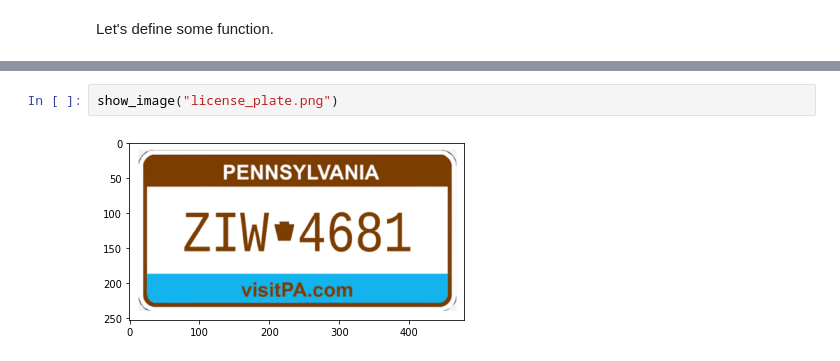
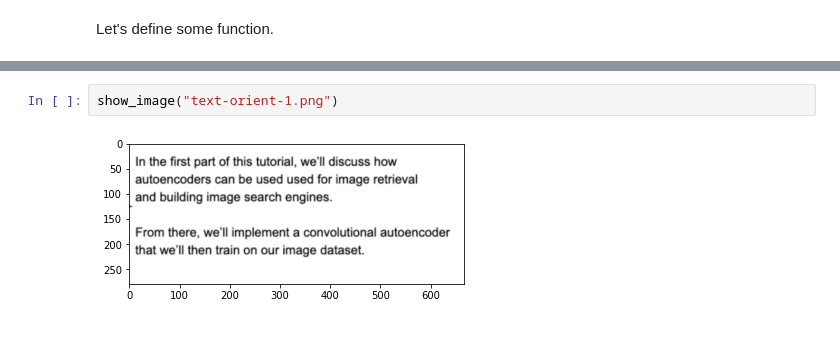
Before and after one commit to rahiakela/computer-vision-research-and-practice, a Jupyter notebook: opencv-projects-and-guide/ocr-with-opencv-and-tesseract/04_correcting_text_orientation.ipynb, the cells around one changed output, grey strips where cells are left out. Saved outputs shown, nothing was run; the diff lists cells and outputs as text.

```diff
--- a/opencv-projects-and-guide/ocr-with-opencv-and-tesseract/04_correcting_text_orientation.ipynb
+++ b/opencv-projects-and-guide/ocr-with-opencv-and-tesseract/04_correcting_text_orientation.ipynb
@@ -54,4 +77,4 @@ def extract_text(img_path, whitelist=[], blacklist=[]):
 # %%
-show_image("license_plate.png")
+show_image("text-orient-1.png")
 # %% [output]
-[figure, old version]
+[figure, new version]
```
Also changed, not shown: parts of 13 cells of this notebook.
